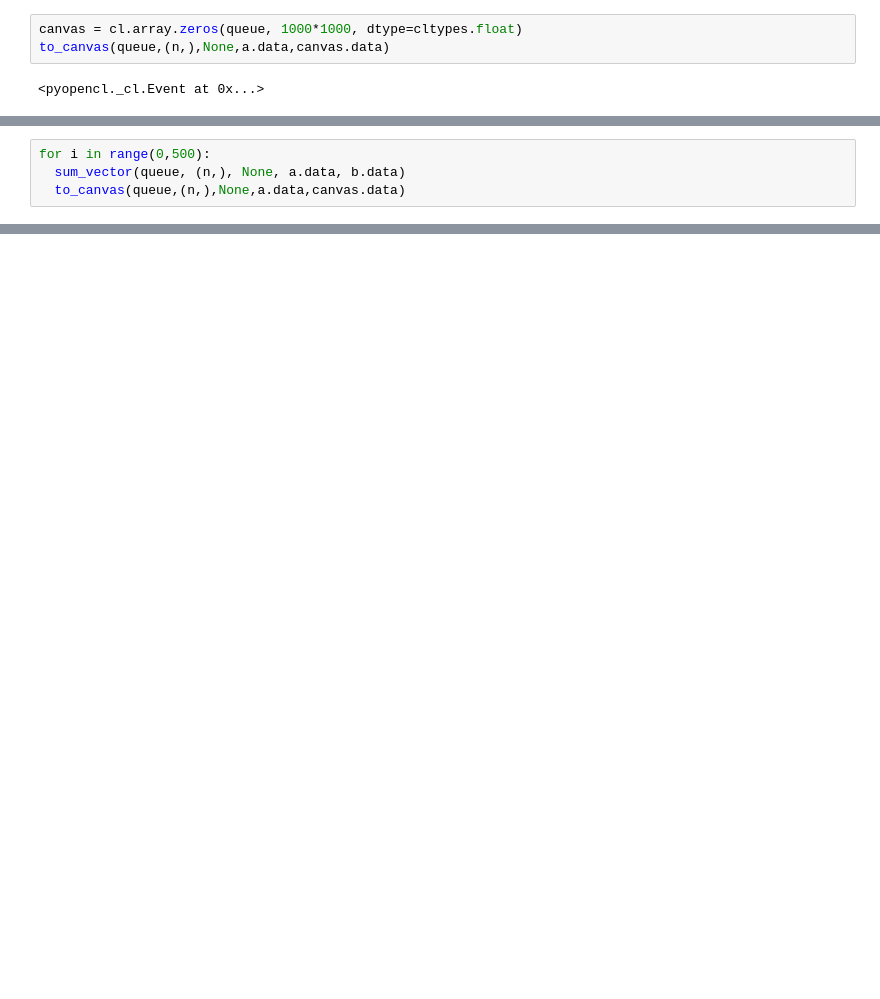
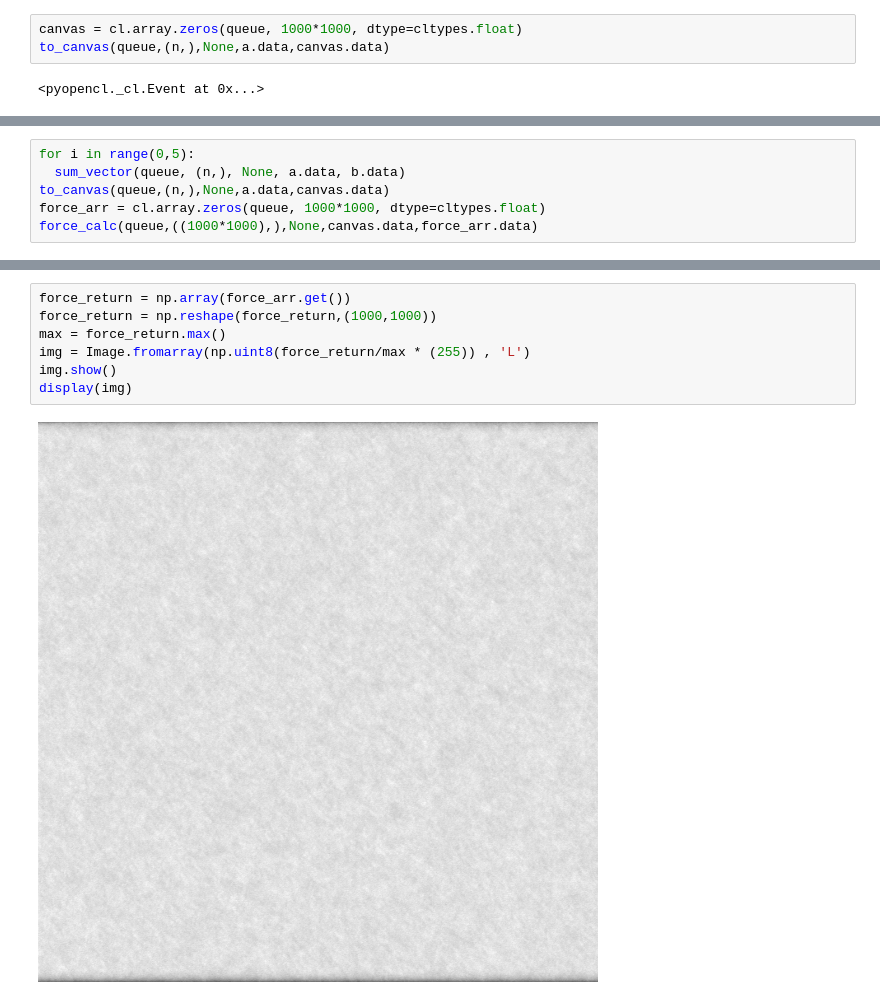
Before and after one commit to ben-oxley/colab-opencl-experiments, a Jupyter notebook: particle-sim.ipynb, the cells around one changed output, grey strips where cells are left out. Cells and saved outputs as stored; diff of their text form; blank space fills up the shorter version.

```diff
--- a/particle-sim.ipynb
+++ b/particle-sim.ipynb
@@ -93,5 +106,7 @@ display(img)
 [figure]
 # %%
-for i in range(0,500):
+for i in range(0,5):
   sum_vector(queue, (n,), None, a.data, b.data)
-  to_canvas(queue,(n,),None,a.data,canvas.data)
+to_canvas(queue,(n,),None,a.data,canvas.data)
+force_arr = cl.array.zeros(queue, 1000*1000, dtype=cltypes.float)
+force_calc(queue,((1000*1000),),None,canvas.data,force_arr.data)
@@ -106,0 +124,9 @@ display(img)
+# %%
+force_return = np.array(force_arr.get())
+force_return = np.reshape(force_return,(1000,1000))
+max = force_return.max()
+img = Image.fromarray(np.uint8(force_return/max * (255)) , 'L')
+img.show()
+display(img)
+# %% [output]
+[figure, added]
```
Also changed, not shown: parts of 7 cells of this notebook.
